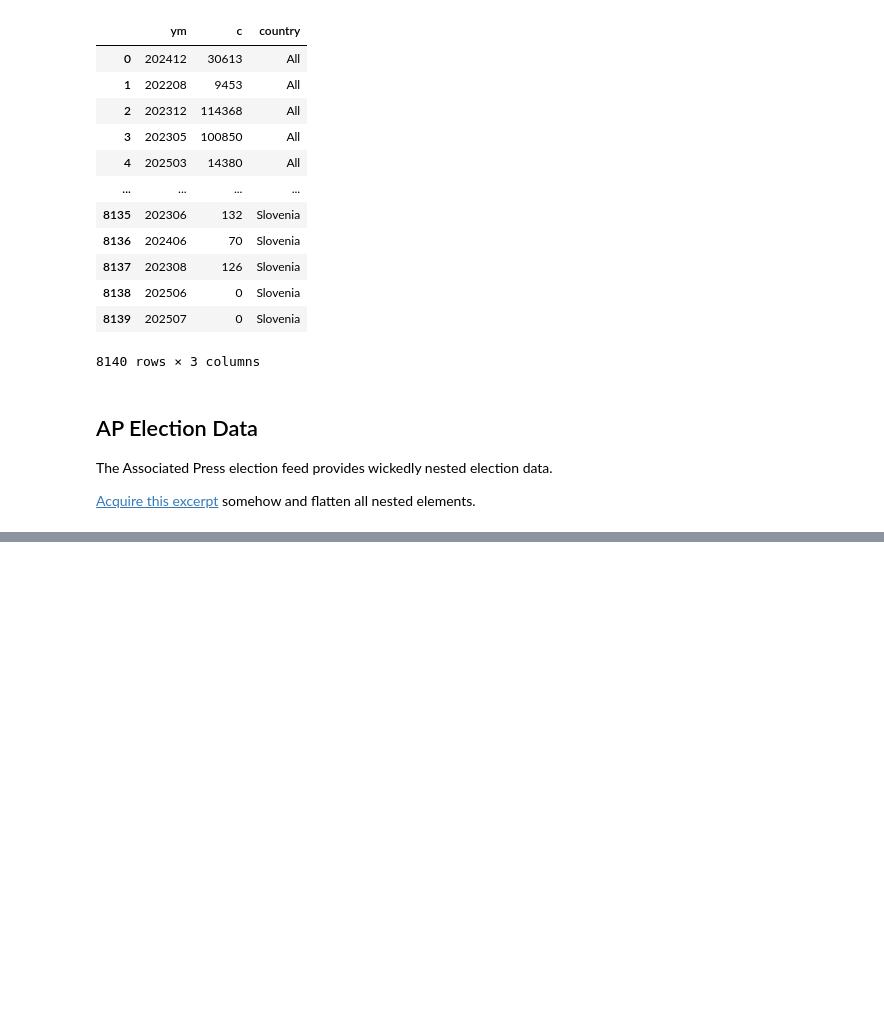
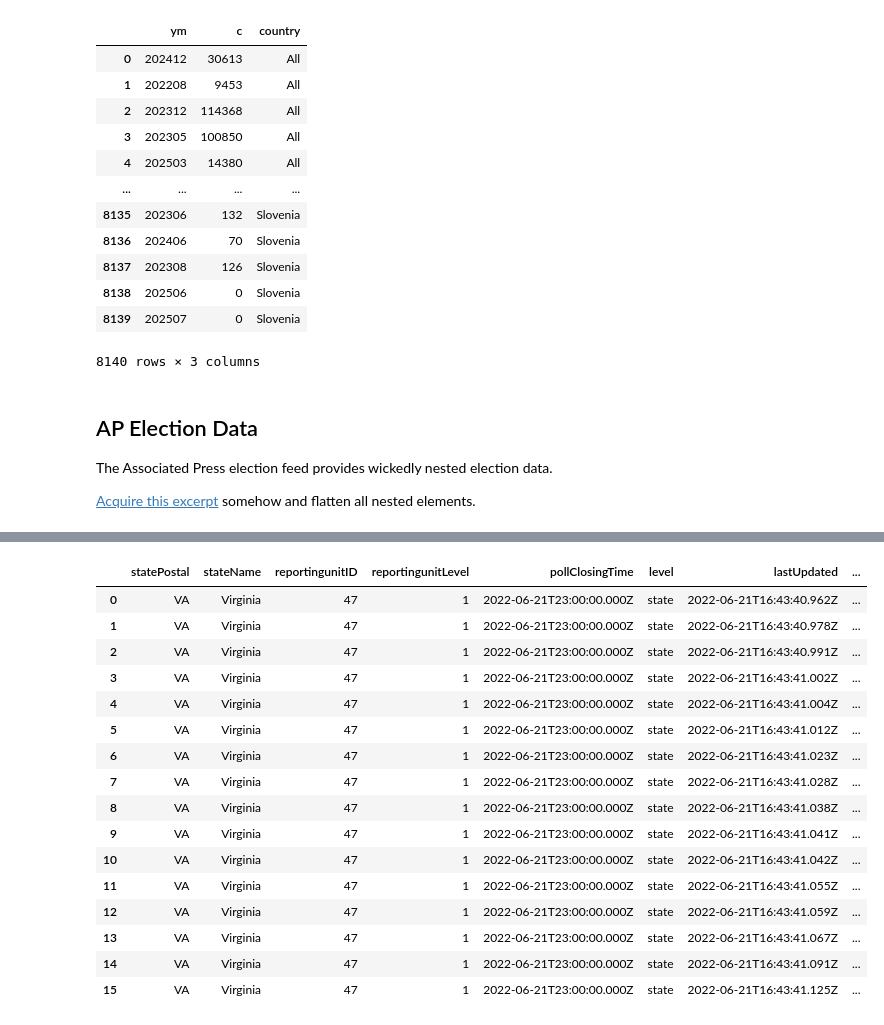
Before and after one commit to sandeepmj/2025-advanced-scraping, a Jupyter notebook: wk3B-flatten-json-DEMO.ipynb, the cells around one changed output, grey strips where cells are left out. Drawn from its saved outputs; the diff is of its cells as text; code cells hidden in the pictures; blank space fills up the shorter version.

```diff
--- a/wk3B-flatten-json-DEMO.ipynb
+++ b/wk3B-flatten-json-DEMO.ipynb
@@ -1076,0 +1137,25 @@ print(response.json())
+# %%
+dfr = pd.json_normalize(vae["races"],
+                       record_path = "reportingUnits",
+                       meta = ["raceID", "uncontested", "reportingUnits", "raceType", "officeName", "party", "national", "seatName"],
+                       errors = "ignore")
+
+dfr
+# %% [output]
+|  | statePostal | stateName | reportingunitID | reportingunitLevel | pollClosingTime | level | lastUpdated | ... |
+| 0 | VA | Virginia | 47 | 1 | 2022-06-21T23:00:00.000Z | state | 2022-06-21T16:43:40.962Z | ... |
+| 1 | VA | Virginia | 47 | 1 | 2022-06-21T23:00:00.000Z | state | 2022-06-21T16:43:40.978Z | ... |
+| 2 | VA | Virginia | 47 | 1 | 2022-06-21T23:00:00.000Z | state | 2022-06-21T16:43:40.991Z | ... |
+| 3 | VA | Virginia | 47 | 1 | 2022-06-21T23:00:00.000Z | state | 2022-06-21T16:43:41.002Z | ... |
+| 4 | VA | Virginia | 47 | 1 | 2022-06-21T23:00:00.000Z | state | 2022-06-21T16:43:41.004Z | ... |
+| 5 | VA | Virginia | 47 | 1 | 2022-06-21T23:00:00.000Z | state | 2022-06-21T16:43:41.012Z | ... |
+| 6 | VA | Virginia | 47 | 1 | 2022-06-21T23:00:00.000Z | state | 2022-06-21T16:43:41.023Z | ... |
+| 7 | VA | Virginia | 47 | 1 | 2022-06-21T23:00:00.000Z | state | 2022-06-21T16:43:41.028Z | ... |
+| 8 | VA | Virginia | 47 | 1 | 2022-06-21T23:00:00.000Z | state | 2022-06-21T16:43:41.038Z | ... |
+| 9 | VA | Virginia | 47 | 1 | 2022-06-21T23:00:00.000Z | state | 2022-06-21T16:43:41.041Z | ... |
+| 10 | VA | Virginia | 47 | 1 | 2022-06-21T23:00:00.000Z | state | 2022-06-21T16:43:41.042Z | ... |
+| 11 | VA | Virginia | 47 | 1 | 2022-06-21T23:00:00.000Z | state | 2022-06-21T16:43:41.055Z | ... |
+| 12 | VA | Virginia | 47 | 1 | 2022-06-21T23:00:00.000Z | state | 2022-06-21T16:43:41.059Z | ... |
+| 13 | VA | Virginia | 47 | 1 | 2022-06-21T23:00:00.000Z | state | 2022-06-21T16:43:41.067Z | ... |
+| 14 | VA | Virginia | 47 | 1 | 2022-06-21T23:00:00.000Z | state | 2022-06-21T16:43:41.091Z | ... |
+| 15 | VA | Virginia | 47 | 1 | 2022-06-21T23:00:00.000Z | state | 2022-06-21T16:43:41.125Z | ... |
```
Also changed, not shown: parts of 11 cells of this notebook, 3 other files.
